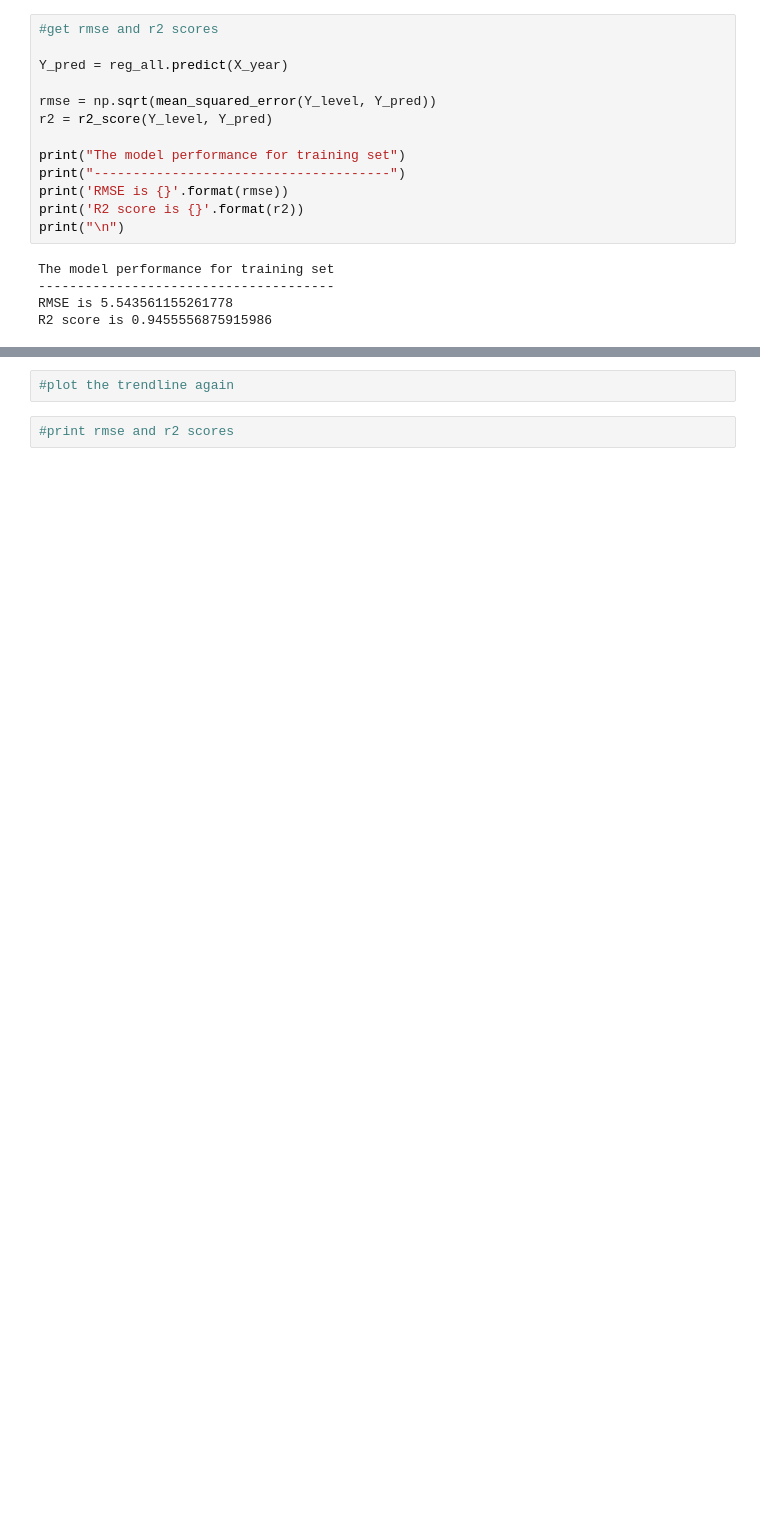
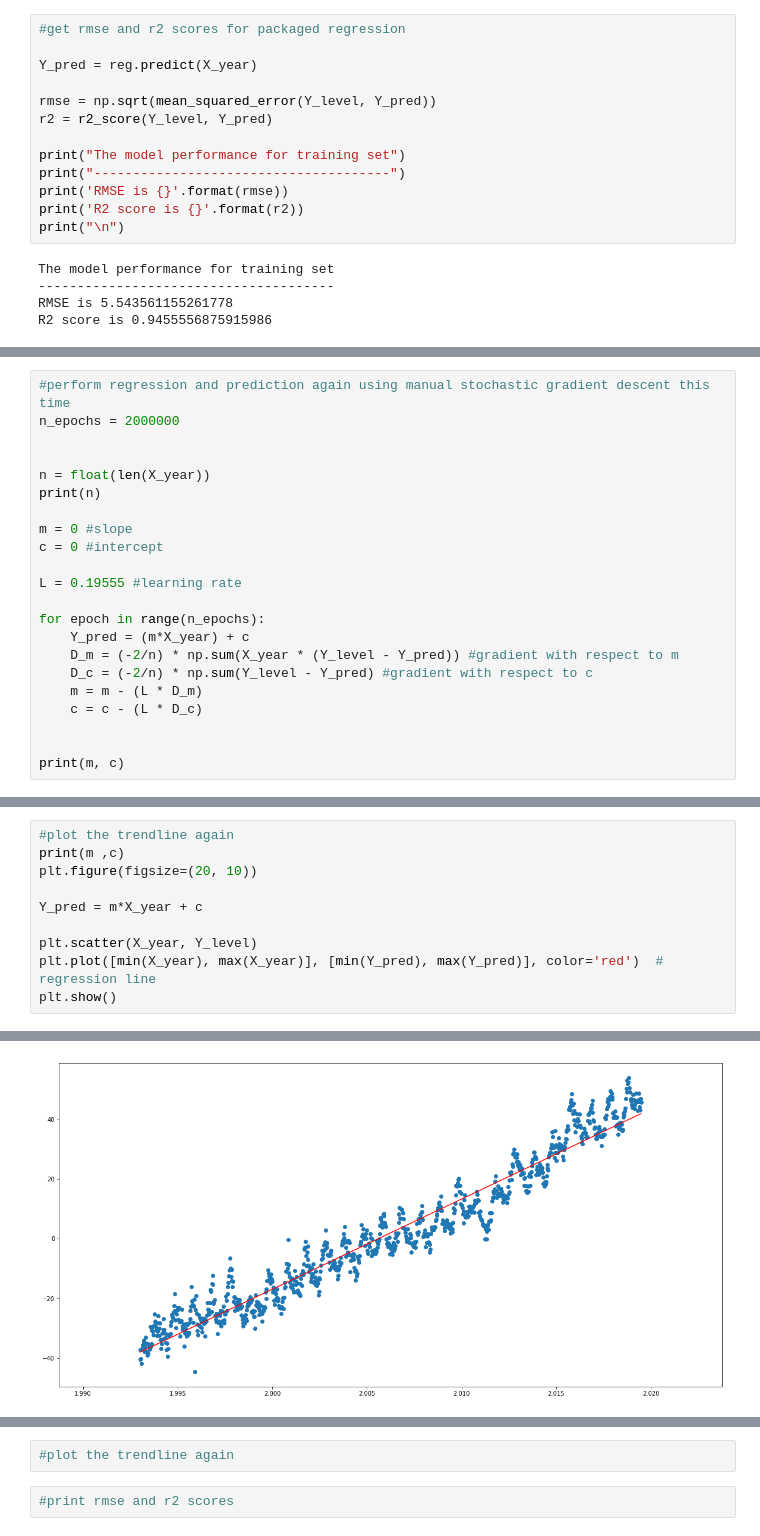
Before and after one commit to munachisonwadike/RegressionProject, a Jupyter notebook: MiniProj1/Mini Project 1 (Munachiso Nwadike).ipynb, the cells around one changed output, grey strips where cells are left out. Saved outputs shown, nothing was run; the diff lists cells and outputs as text; blank space fills up the shorter version.

Commit message:
completed modified gradient descent

```diff
--- a/MiniProj1/Mini Project 1 (Munachiso Nwadike).ipynb
+++ b/MiniProj1/Mini Project 1 (Munachiso Nwadike).ipynb
@@ -63,7 +72,7 @@ plt.show()
 # %%
-#get rmse and r2 scores
+#get rmse and r2 scores for packaged regression
 
-Y_pred = reg_all.predict(X_year)
+Y_pred = reg.predict(X_year)
 
 rmse = np.sqrt(mean_squared_error(Y_level, Y_pred))
 r2 = r2_score(Y_level, Y_pred)
@@ -122,0 +90,22 @@ print(theta)
+# %%
+#perform regression and prediction again using manual stochastic gradient descent this time
+n_epochs = 2000000
+
+
+n = float(len(X_year))
+print(n)
+
+m = 0 #slope
+c = 0 #intercept
+
+L = 0.19555 #learning rate
+
+for epoch in range(n_epochs):
+    Y_pred = (m*X_year) + c
+    D_m = (-2/n) * np.sum(X_year * (Y_level - Y_pred)) #gradient with respect to m
+    D_c = (-2/n) * np.sum(Y_level - Y_pred) #gradient with respect to c
+    m = m - (L * D_m)
+    c = c - (L * D_c)
+
+
+print(m, c)
@@ -122,0 +115,11 @@ print(theta)
+# %%
+#plot the trendline again
+print(m ,c)
+plt.figure(figsize=(20, 10))
+
+Y_pred = m*X_year + c
+
+plt.scatter(X_year, Y_level)
+plt.plot([min(X_year), max(X_year)], [min(Y_pred), max(Y_pred)], color='red')  # regression line
+plt.show()
+# %% [output]
@@ -122,0 +127 @@ print(theta)
+[figure, added]
```
Also changed, not shown: parts of 10 cells of this notebook.
